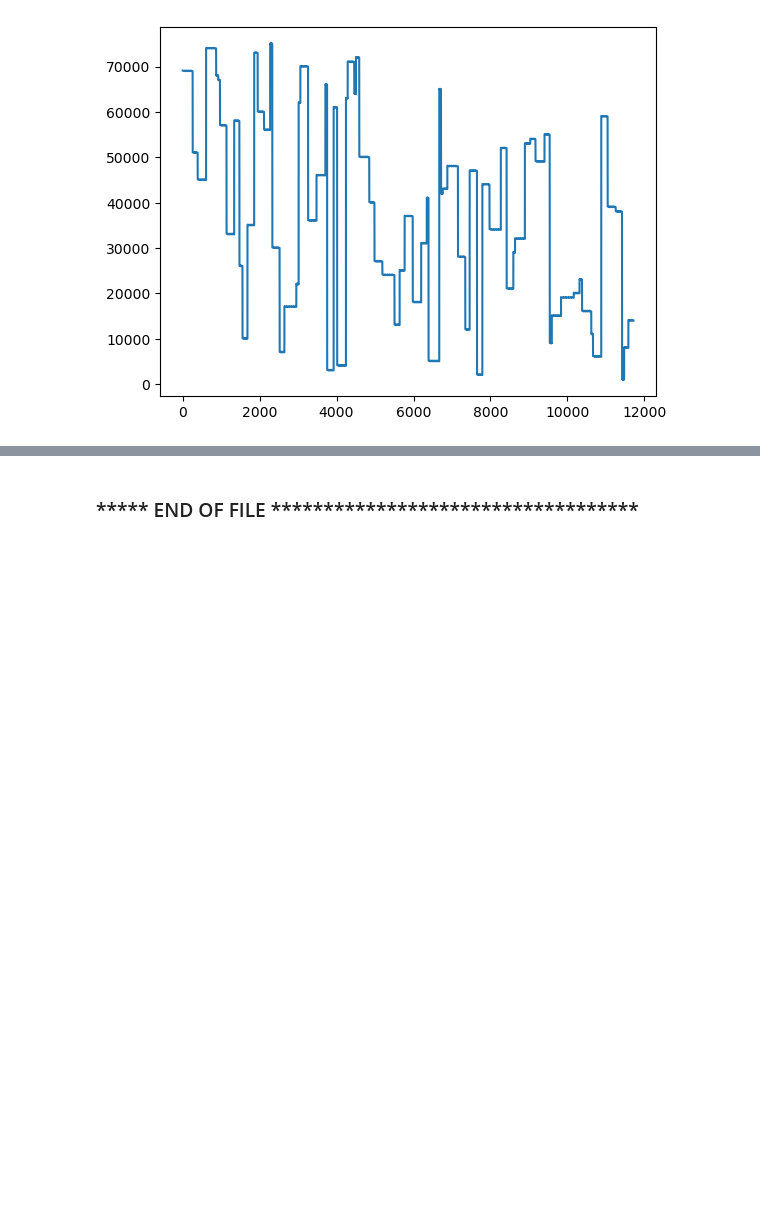
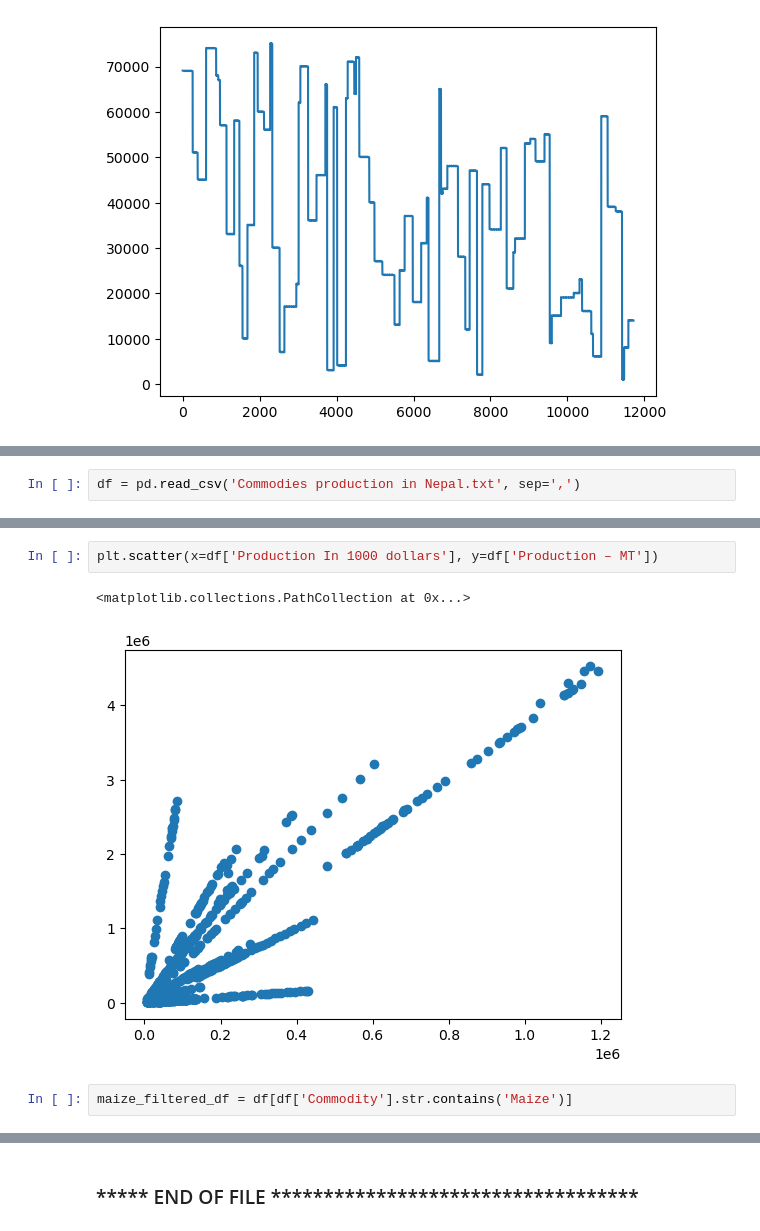
Before and after one commit to siso-team/ML-ELearning-FebMar2023, a Jupyter notebook: EClass_Works/2_ML_DataPreparation_PyTools.ipynb, the cells around one changed output, grey strips where cells are left out. Drawn from its saved outputs; the diff is of its cells as text; blank space fills up the shorter version.

```diff
--- a/EClass_Works/2_ML_DataPreparation_PyTools.ipynb
+++ b/EClass_Works/2_ML_DataPreparation_PyTools.ipynb
@@ -45,0 +340,2 @@ plt.plot(df['Unit'])
+# %%
+df = pd.read_csv('Commodies production in Nepal.txt', sep=',')
@@ -45,0 +351,7 @@ plt.plot(df['Unit'])
+# %%
+plt.scatter(x=df['Production In 1000 dollars'], y=df['Production – MT'])
+# %% [output]
+<matplotlib.collections.PathCollection at 0x...>
+[figure, added]
+# %%
+maize_filtered_df = df[df['Commodity'].str.contains('Maize')]
```
Also changed, not shown: parts of 58 cells of this notebook, 2 other files.
